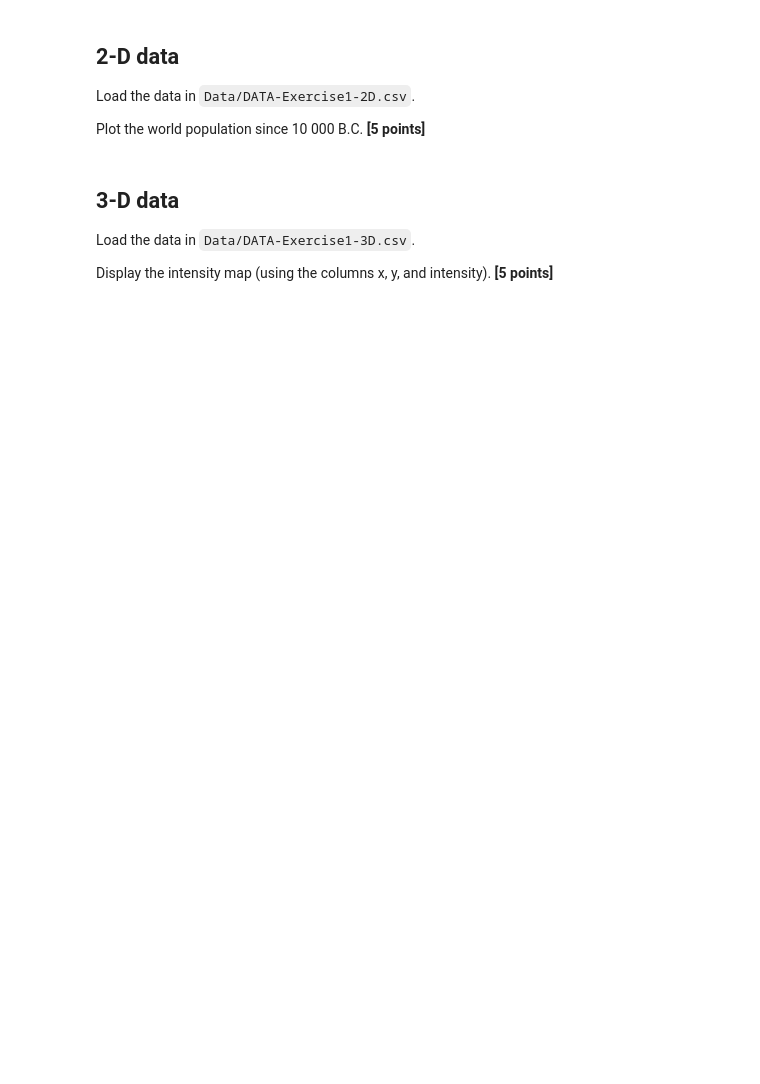
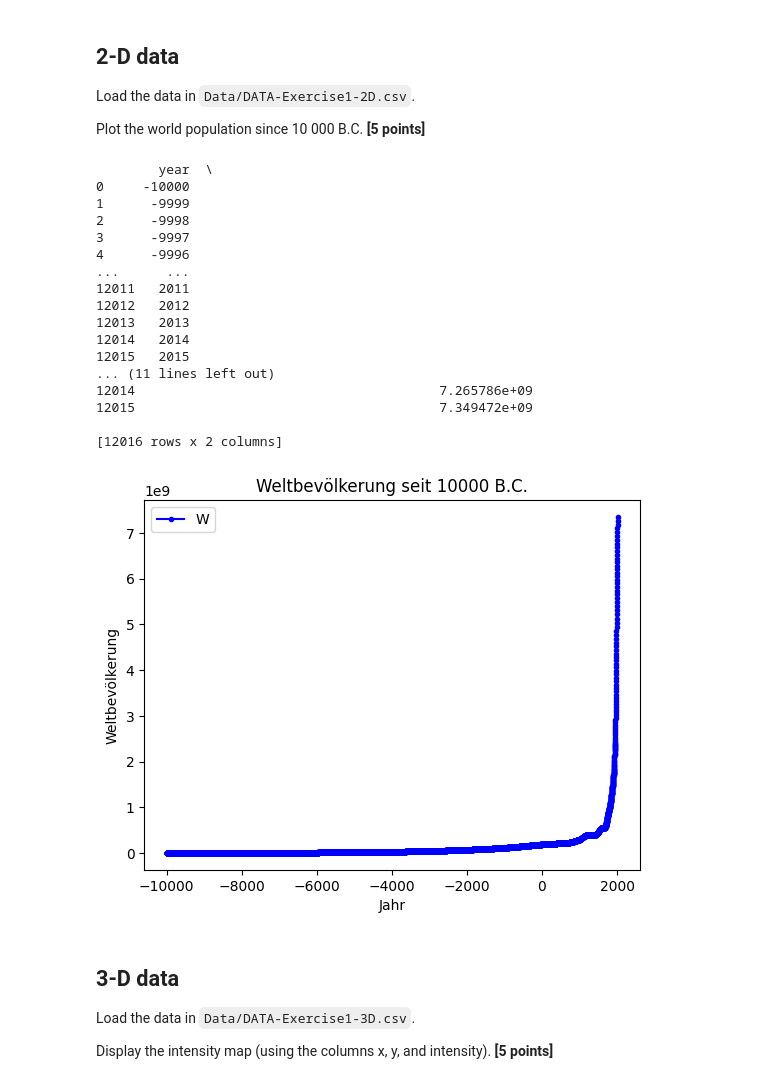
Before and after one commit to DAAP-Summer-2024/intro-to-data-structure-and-data-visualization-PhySicIst25, a Jupyter notebook: assignment_1.ipynb, the cells around one changed output. Drawn from its saved outputs; the diff is of its cells as text; code cells hidden in the pictures; blank space fills up the shorter version.

```diff
--- a/assignment_1.ipynb
+++ b/assignment_1.ipynb
@@ -375,6 +421,38 @@ Show the results of 1000 coin tosses (head "H" or tail "T").  **[5 points]**
 Load the data in `Data/DATA-Exercise1-2D.csv`.
 
 Plot the world population since 10 000 B.C.  **[5 points]**
+# %%
+import pandas as pd
+import matplotlib.pyplot as plt
+
+Data2d = pd.read_csv('Data/DATA-Exercise1-2D.csv')
+
+print(Data2d)
+
+ax = Data2d.plot(title="Weltbevölkerung seit 10000 B.C.", x="year", y="World Population (Spline Interpolation until 1950) (https://ourworldindata.org/world-population-growth/)", color="blue", marker=".")  # Plotten der Daten
+ax.set_xlabel("Jahr")  # x-Achse des Diagramms
+ax.set_ylabel("Weltbevölkerung")  # y-Achse des Diagramms
+plt.legend("World population")
+plt.show()  # Diagramm anzeigen
+# %% [output]
+        year  \
+0     -10000
+1      -9999
+2      -9998
+3      -9997
+4      -9996
+...      ...
+12011   2011
+12012   2012
+12013   2013
+12014   2014
+12015   2015
+... (11 lines left out)
+12014                                       7.265786e+09
+12015                                       7.349472e+09
+
+[12016 rows x 2 columns]
+[figure, added]
 # %% [markdown]
 ## 3-D data
 
```
Also changed, not shown: parts of 2 cells of this notebook.
